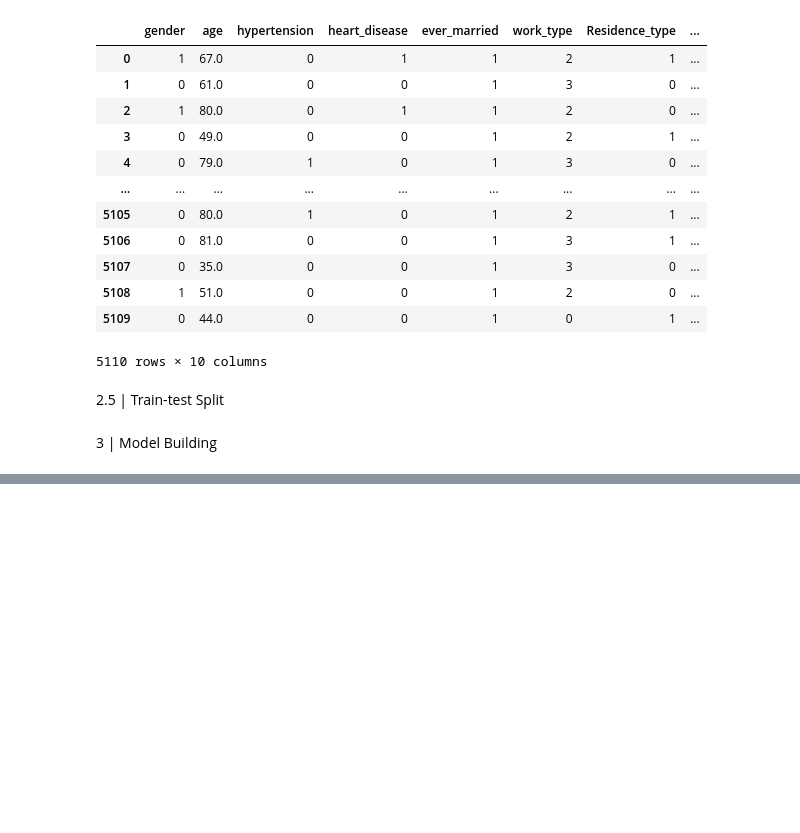
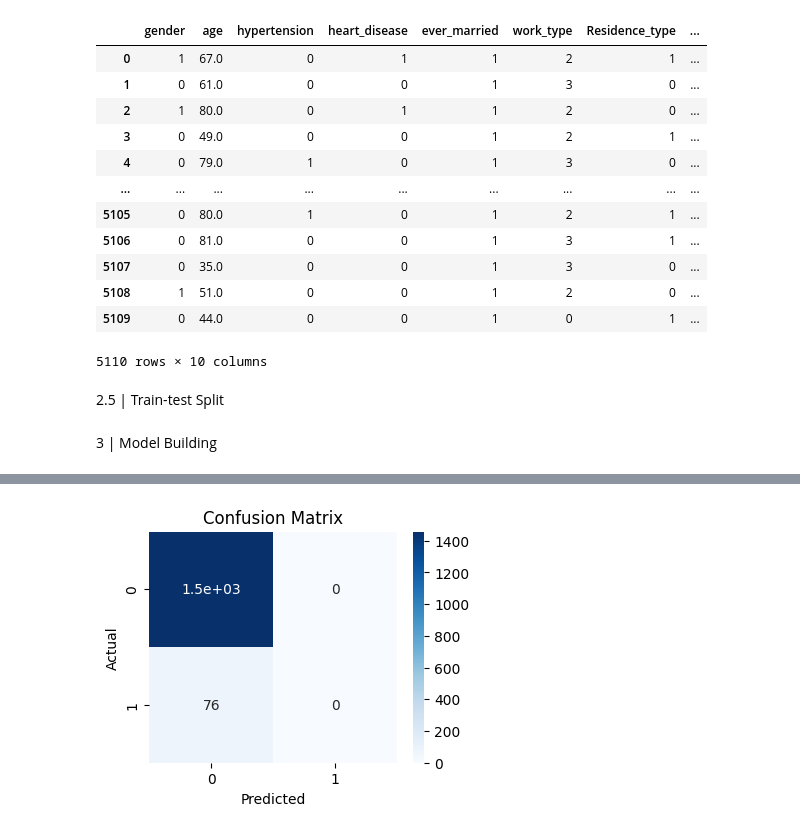
Before and after one commit to chalana-b/Stroke-Prediction, a Jupyter notebook: predictions.ipynb, the cells around one changed output, grey strips where cells are left out. Drawn from its saved outputs; the diff is of its cells as text; code cells hidden in the pictures; blank space fills up the shorter version.

```diff
--- a/predictions.ipynb
+++ b/predictions.ipynb
@@ -180,0 +222,9 @@ X_train,X_test,y_train,y_test=train_test_split(X,y,test_size=0.30,random_state=0
+# %%
+from sklearn.neighbors import KNeighborsClassifier
+knn = KNeighborsClassifier(n_neighbors=300, weights= 'distance')
+knn.fit(X_train, y_train)
+y_pred_knn = knn.predict(X_test)
+from sklearn.metrics import confusion_matrix,classification_report,accuracy_score
+print(confusion_matrix(y_test,y_pred_knn))
+print(accuracy_score(y_test,y_pred_knn))
+print(classification_report(y_test,y_pred_knn))
@@ -180,0 +243,9 @@ X_train,X_test,y_train,y_test=train_test_split(X,y,test_size=0.30,random_state=0
+# %%
+plt.figure(figsize=(4, 3))
+sns.heatmap(confusion_matrix(y_test, y_pred_knn), annot=True, cmap='Blues')
+plt.title('Confusion Matrix')
+plt.xlabel('Predicted')
+plt.ylabel('Actual')
+plt.show()
+# %% [output]
+[figure, added]
```
Also changed, not shown: parts of 5 cells of this notebook.
